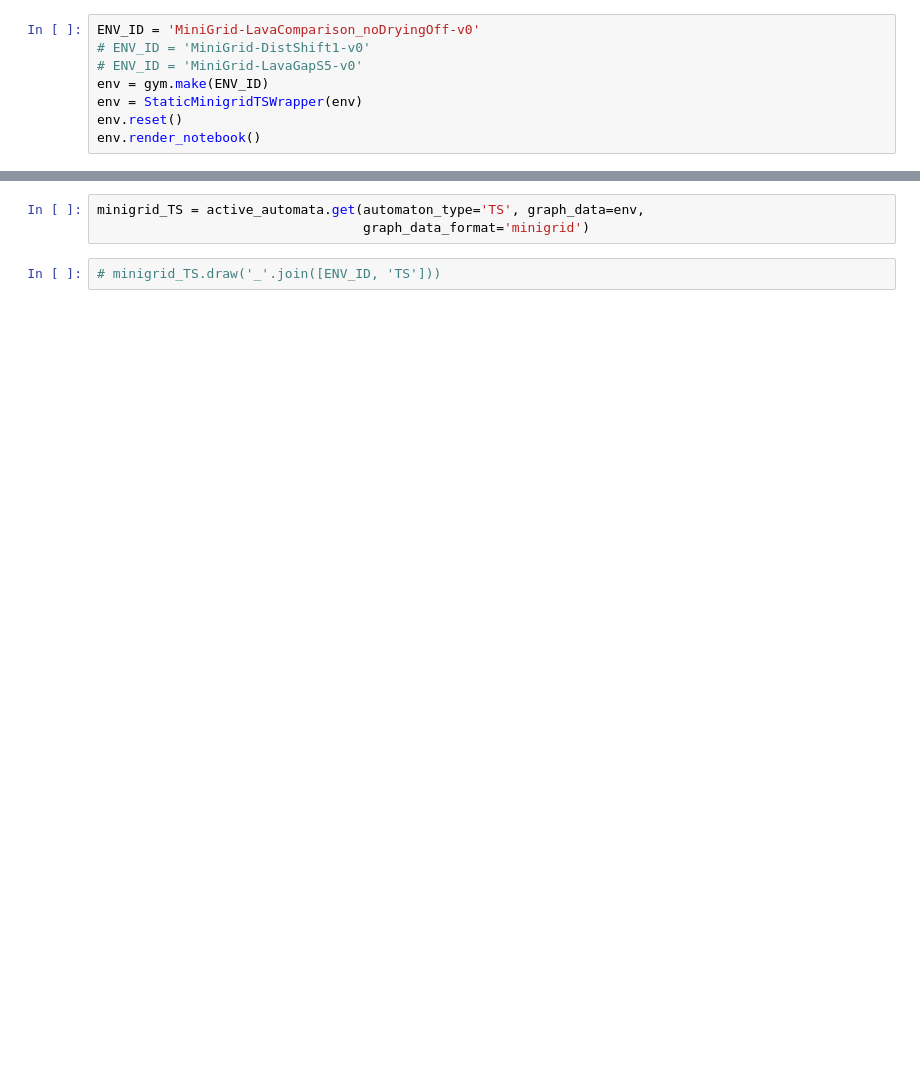
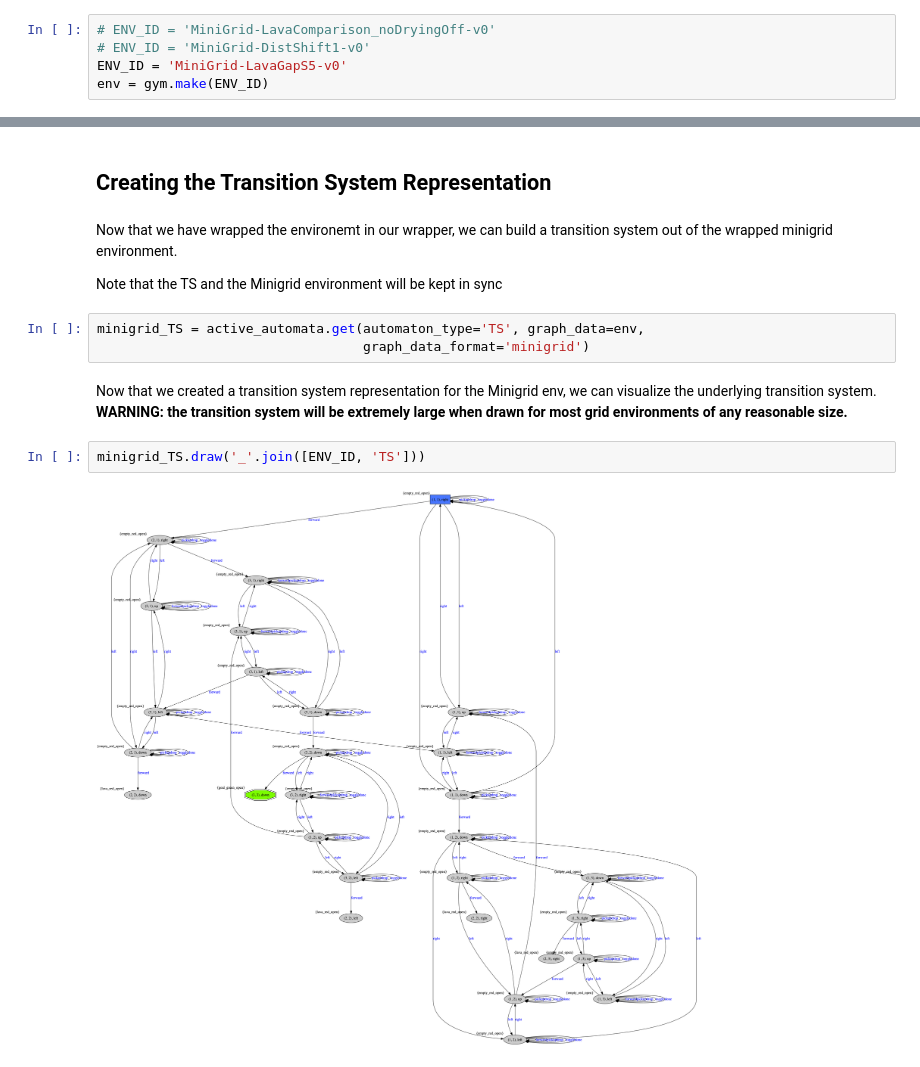
Before and after one commit to nicholasRenninger/wombats_experiments, a Jupyter notebook: MiniGrid_TransitionSystem_Modeling.ipynb, the cells around one changed output, grey strips where cells are left out. Cells and saved outputs as stored; diff of their text form; blank space fills up the shorter version.

Commit message:
adding transition system videos, improved product, and adding notebook material

```diff
--- a/MiniGrid_TransitionSystem_Modeling.ipynb
+++ b/MiniGrid_TransitionSystem_Modeling.ipynb
@@ -9,8 +15,5 @@ import gym
 # %%
-ENV_ID = 'MiniGrid-LavaComparison_noDryingOff-v0'
+# ENV_ID = 'MiniGrid-LavaComparison_noDryingOff-v0'
 # ENV_ID = 'MiniGrid-DistShift1-v0'
-# ENV_ID = 'MiniGrid-LavaGapS5-v0'
+ENV_ID = 'MiniGrid-LavaGapS5-v0'
 env = gym.make(ENV_ID)
-env = StaticMinigridTSWrapper(env)
-env.reset()
-env.render_notebook()
@@ -19,5 +27,15 @@ env.render_notebook()
+# %% [markdown]
+## Creating the Transition System Representation
+# %% [markdown]
+Now that we have wrapped the environemt in our wrapper, we can build a transition system out of the wrapped minigrid environment.
+
+Note that the TS and the Minigrid environment will be kept in sync
 # %%
 minigrid_TS = active_automata.get(automaton_type='TS', graph_data=env,
                                   graph_data_format='minigrid')
+# %% [markdown]
+Now that we created a transition system representation for the Minigrid env, we can visualize the underlying transition system. **WARNING: the transition system will be extremely large when drawn for most grid environments of any reasonable size.**
 # %%
-# minigrid_TS.draw('_'.join([ENV_ID, 'TS']))
+minigrid_TS.draw('_'.join([ENV_ID, 'TS']))
+# %% [output]
+[figure, added]
```
Also changed, not shown: parts of 16 cells of this notebook, 14 other files.
